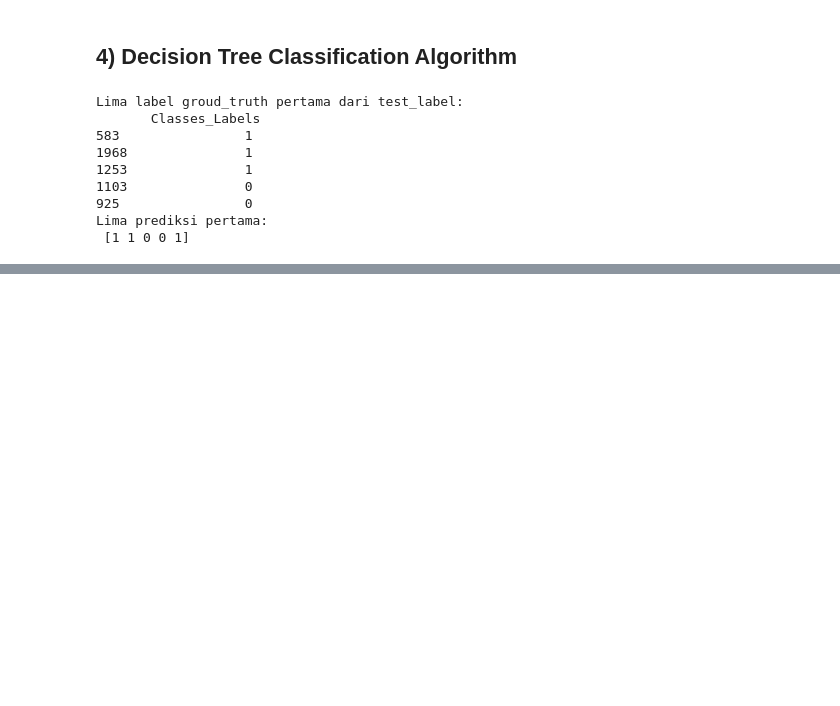
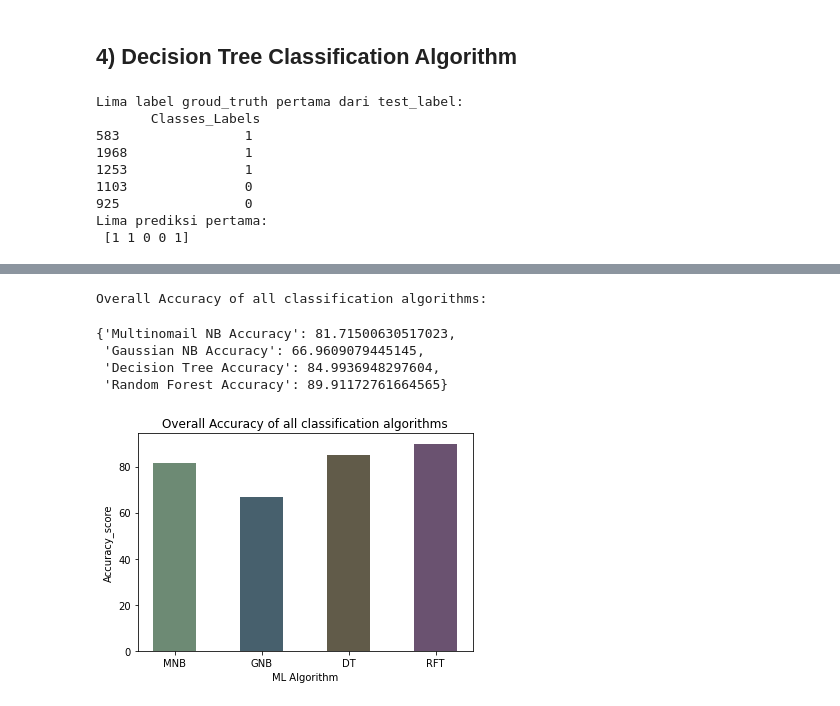
Before and after one commit to refido/cyber-bullying, a Jupyter notebook: CyberBully_UAS.ipynb, the cells around one changed output, grey strips where cells are left out. Cells and saved outputs as stored; diff of their text form; code cells hidden in the pictures; blank space fills up the shorter version.

Commit message:
Visualisasi Data

```diff
--- a/CyberBully_UAS.ipynb
+++ b/CyberBully_UAS.ipynb
@@ -519,0 +520,28 @@ weighted avg       0.84      0.84      0.84       793
+# %%
+# menggabungkan semua akurasi algoritma dalam satu tabel.
+all_algos_result = {
+    'Multinomail NB Accuracy': multi_nb_clf_acc,
+    'Gaussian NB Accuracy' : gau_nb_clf_acc,
+    'Decision Tree Accuracy': dec_tree_clf_acc,
+    'Random Forest Accuracy' : rand_for_clf_acc
+}
+print("Overall Accuracy of all classification algorithms:\n")
+all_algos_result
+# %% [output]
+Overall Accuracy of all classification algorithms:
+{'Multinomail NB Accuracy': 81.71500630517023,
+ 'Gaussian NB Accuracy': 66.9609079445145,
+ 'Decision Tree Accuracy': 84.9936948297604,
+ 'Random Forest Accuracy': 89.91172761664565}
+# %%
+# display bar chart
+plt.bar(['MNB'],[multi_nb_clf_acc], color="#6d8a74",width= 0.5)
+plt.bar(['GNB'],[gau_nb_clf_acc], color="#47606d",width= 0.5)
+plt.bar(['DT'],[dec_tree_clf_acc], color="#615b49",width= 0.5)
+plt.bar(['RFT'],[rand_for_clf_acc], color="#6a5270",width= 0.5)
+plt.xlabel("ML Algorithm")
+plt.ylabel("Accuracy_score")
+plt.title("Overall Accuracy of all classification algorithms")
+plt.show()
+# %% [output]
+[figure, added]
```
Also changed, not shown: parts of 3 cells of this notebook.
